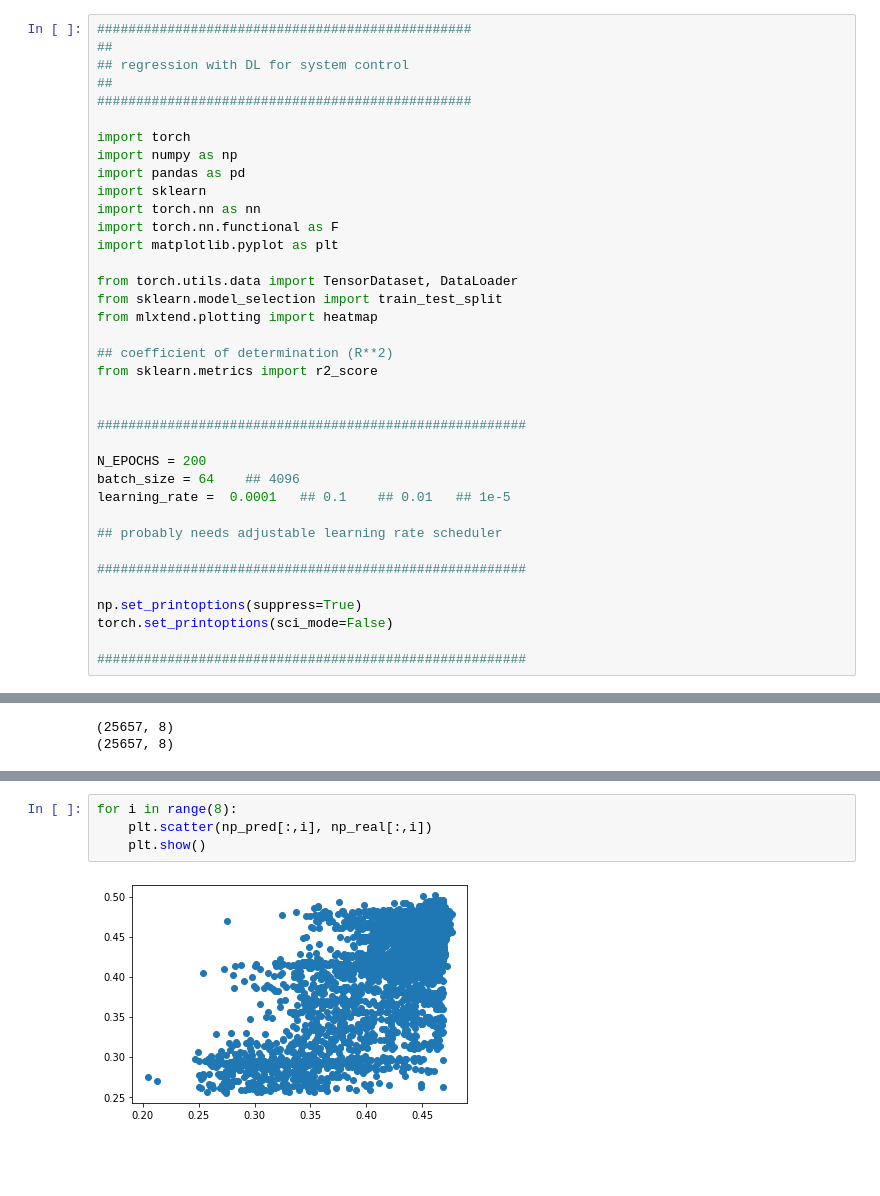
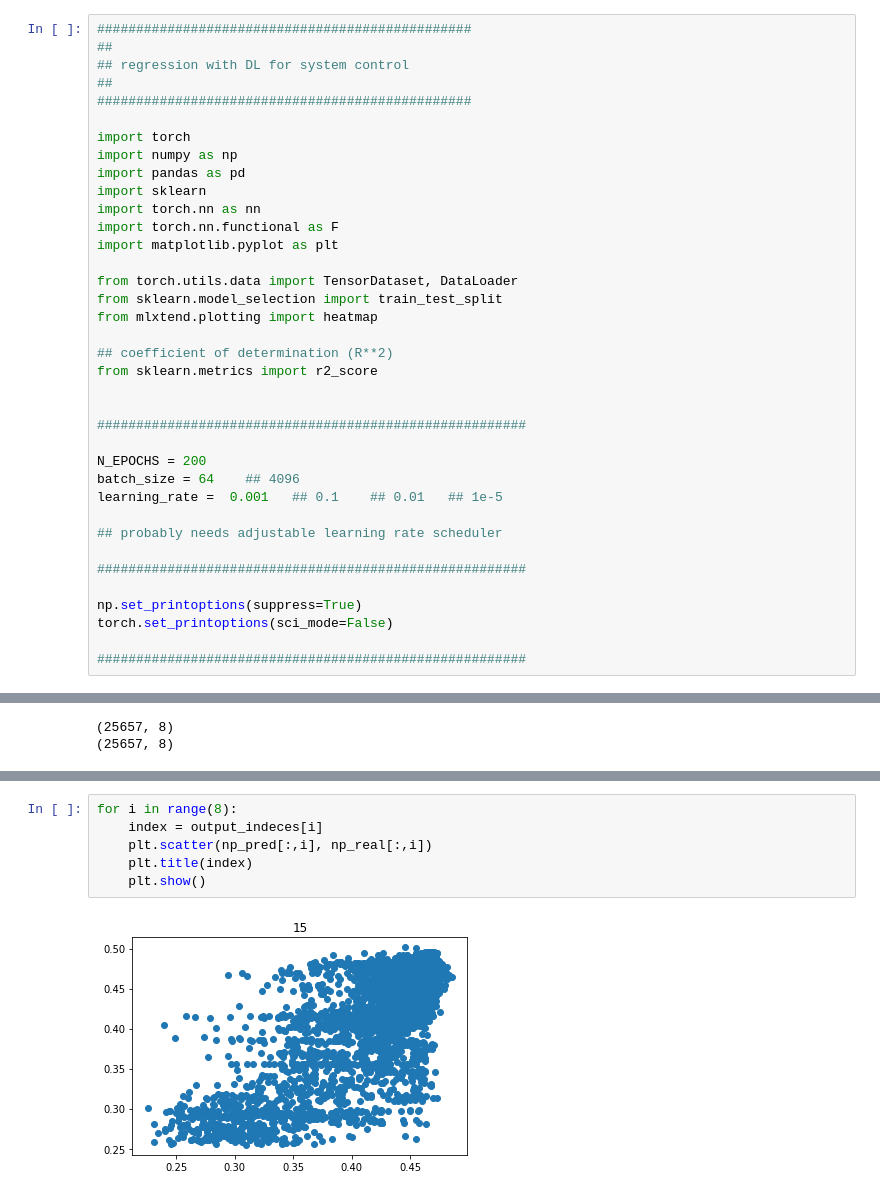
Before and after one commit to rcalix1/ProbabilityDensityFunctionsFromNeuralNets, a Jupyter notebook: experiments/july2022/REALShaftCompareModels.ipynb, the cells around one changed output, grey strips where cells are left out. Drawn from its saved outputs; the diff is of its cells as text; blank space fills up the shorter version.

```diff
--- a/experiments/july2022/REALShaftCompareModels.ipynb
+++ b/experiments/july2022/REALShaftCompareModels.ipynb
@@ -68,7 +68,7 @@ from sklearn.metrics import r2_score
 
 N_EPOCHS = 200
 batch_size = 64    ## 4096
-learning_rate =  0.0001   ## 0.1    ## 0.01   ## 1e-5
+learning_rate =  0.001   ## 0.1    ## 0.01   ## 1e-5
 
 ## probably needs adjustable learning rate scheduler
 
@@ -525,6 +505,8 @@ plt.show()
 # %%
 for i in range(8):
+    index = output_indeces[i]
     plt.scatter(np_pred[:,i], np_real[:,i])
+    plt.title(index)
     plt.show()
 # %% [output]
-[figure, old version]
+[figure, new version]
```
Also changed, not shown: parts of 6 cells of this notebook, 7 other files.
